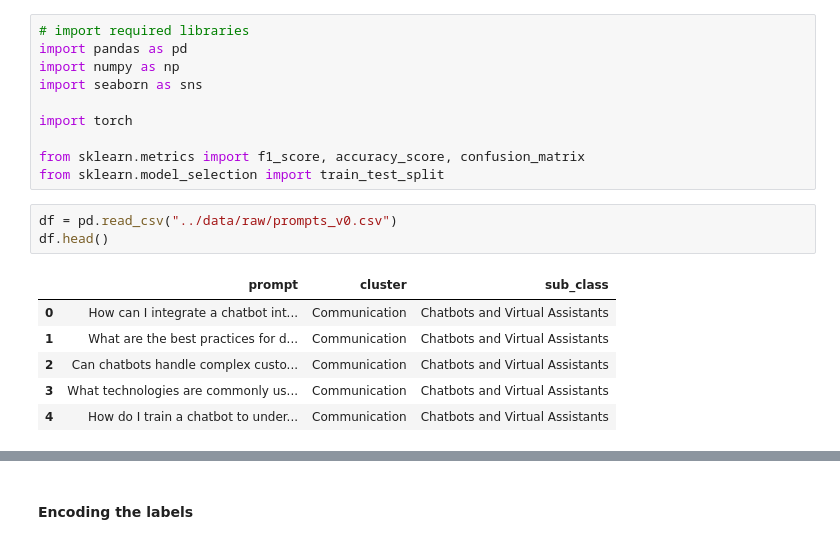
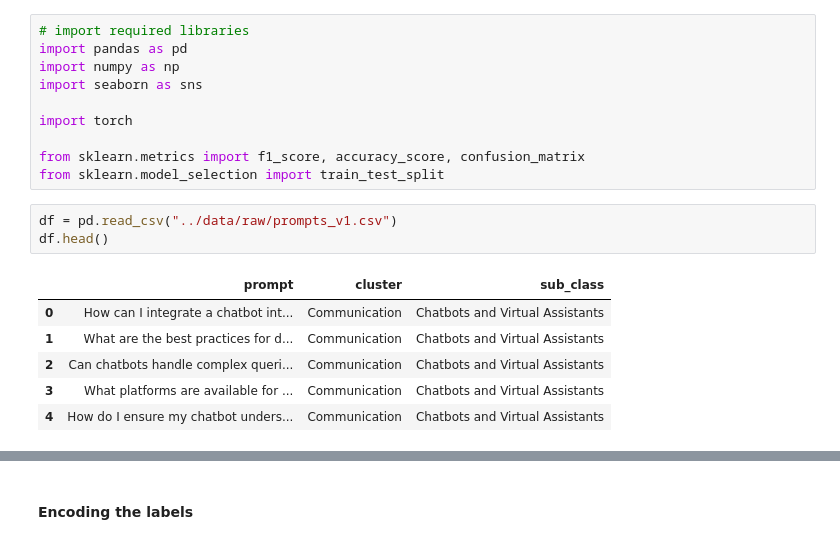
Before and after one commit to VijayV28/Prompt-Classification, a Jupyter notebook: 1 - Fine tuning BERT/2_fine_tuning_cluster.ipynb, the cells around one changed output, grey strips where cells are left out. Drawn from its saved outputs; the diff is of its cells as text.

```diff
--- a/notebooks/1_fine_tuning.ipynb
+++ b/1 - Fine tuning BERT/2_fine_tuning_cluster.ipynb
@@ -11,12 +11,12 @@ import torch
 from sklearn.metrics import f1_score, accuracy_score, confusion_matrix
 from sklearn.model_selection import train_test_split
 # %%
-df = pd.read_csv("../data/raw/prompts_v0.csv")
+df = pd.read_csv("../data/raw/prompts_v1.csv")
 df.head()
 # %% [output]
 |  | prompt | cluster | sub_class |
 | 0 | How can I integrate a chatbot int... | Communication | Chatbots and Virtual Assistants |
 | 1 | What are the best practices for d... | Communication | Chatbots and Virtual Assistants |
-| 2 | Can chatbots handle complex custo... | Communication | Chatbots and Virtual Assistants |
-| 3 | What technologies are commonly us... | Communication | Chatbots and Virtual Assistants |
-| 4 | How do I train a chatbot to under... | Communication | Chatbots and Virtual Assistants |
+| 2 | Can chatbots handle complex queri... | Communication | Chatbots and Virtual Assistants |
+| 3 | What platforms are available for ... | Communication | Chatbots and Virtual Assistants |
+| 4 | How do I ensure my chatbot unders... | Communication | Chatbots and Virtual Assistants |
```
Also changed, not shown: parts of 28 cells of this notebook, 5 other files.
